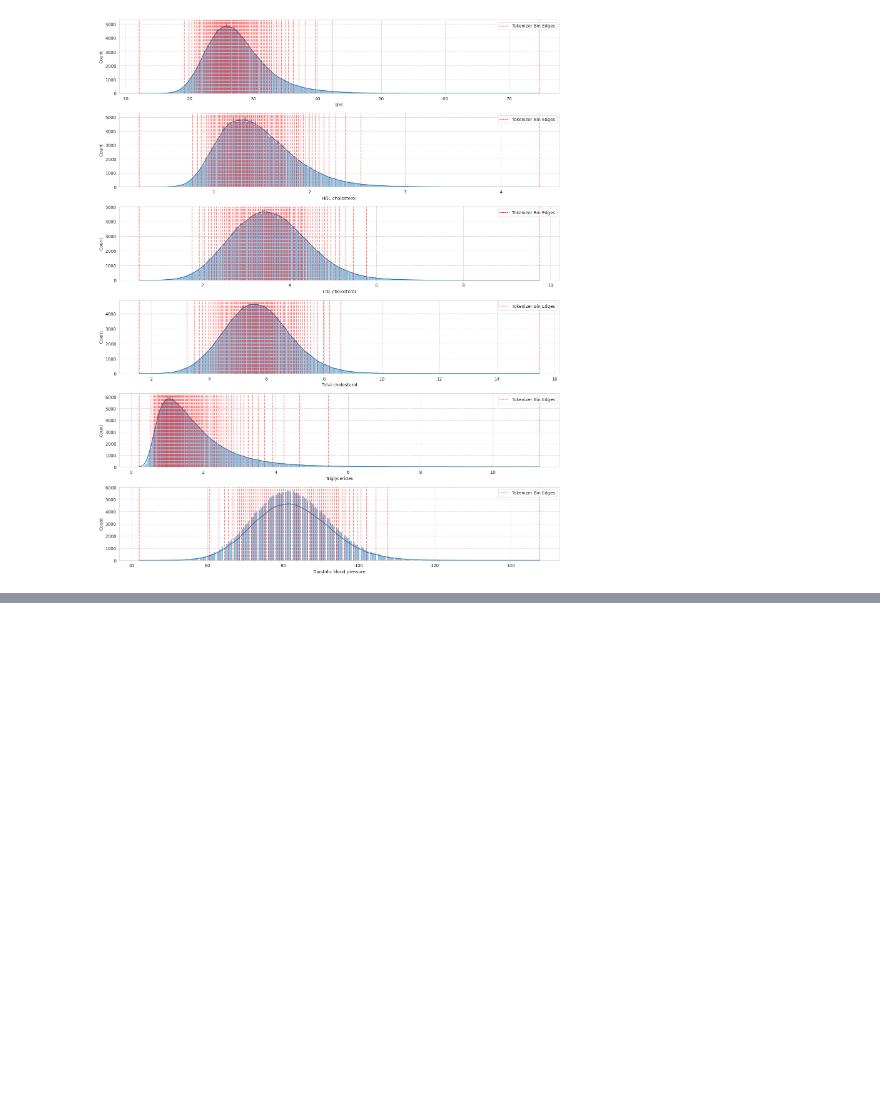
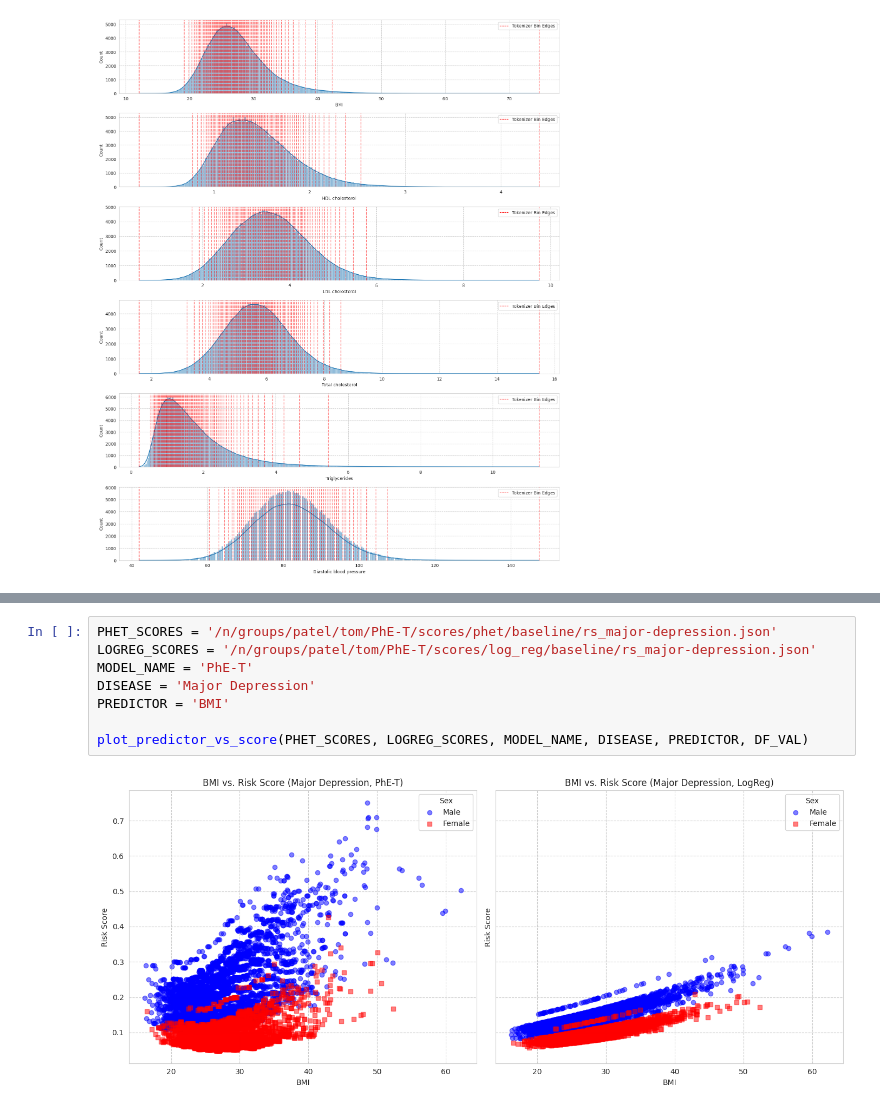
Before and after one commit to TemryL/PhE-T, a Jupyter notebook: notebooks/appendix.ipynb, the cells around one changed output, grey strips where cells are left out. Saved outputs shown, nothing was run; the diff lists cells and outputs as text; blank space fills up the shorter version.

```diff
--- a/notebooks/appendix.ipynb
+++ b/notebooks/appendix.ipynb
@@ -213,0 +345,10 @@ plt.show()
+# %%
+PHET_SCORES = '/n/groups/patel/tom/PhE-T/scores/phet/baseline/rs_major-depression.json'
+LOGREG_SCORES = '/n/groups/patel/tom/PhE-T/scores/log_reg/baseline/rs_major-depression.json'
+MODEL_NAME = 'PhE-T'
+DISEASE = 'Major Depression'
+PREDICTOR = 'BMI'
+
+plot_predictor_vs_score(PHET_SCORES, LOGREG_SCORES, MODEL_NAME, DISEASE, PREDICTOR, DF_VAL)
+# %% [output]
+[figure, added]
```
Also changed, not shown: parts of 6 cells of this notebook, 4 other files.
